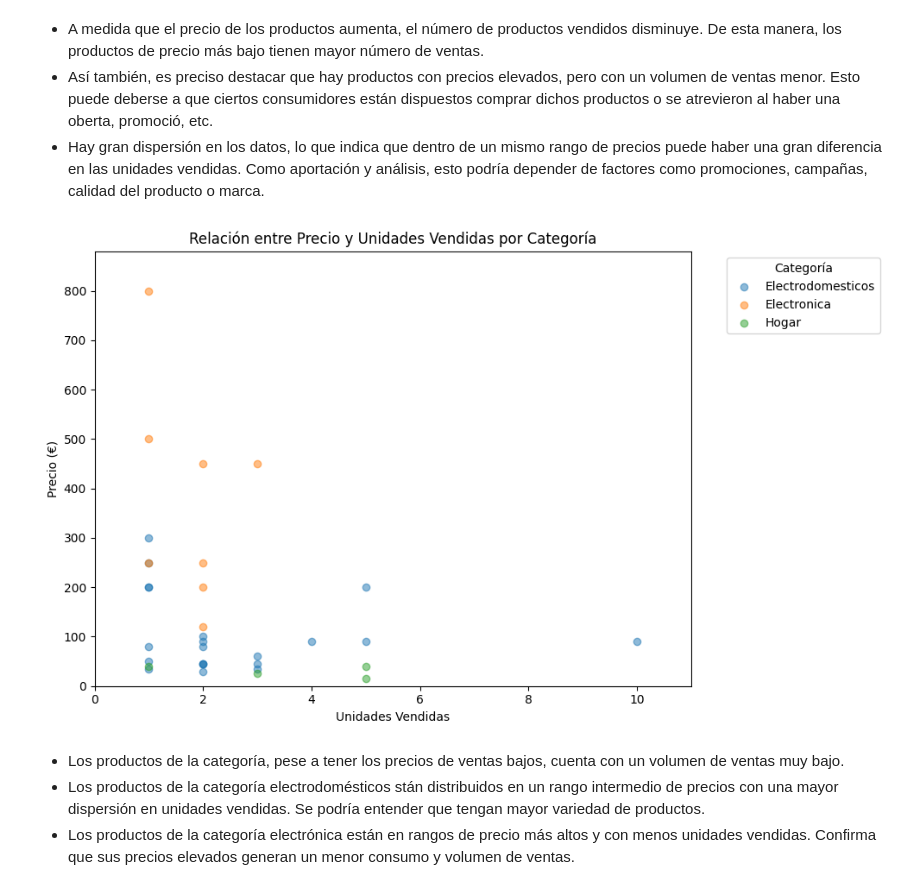
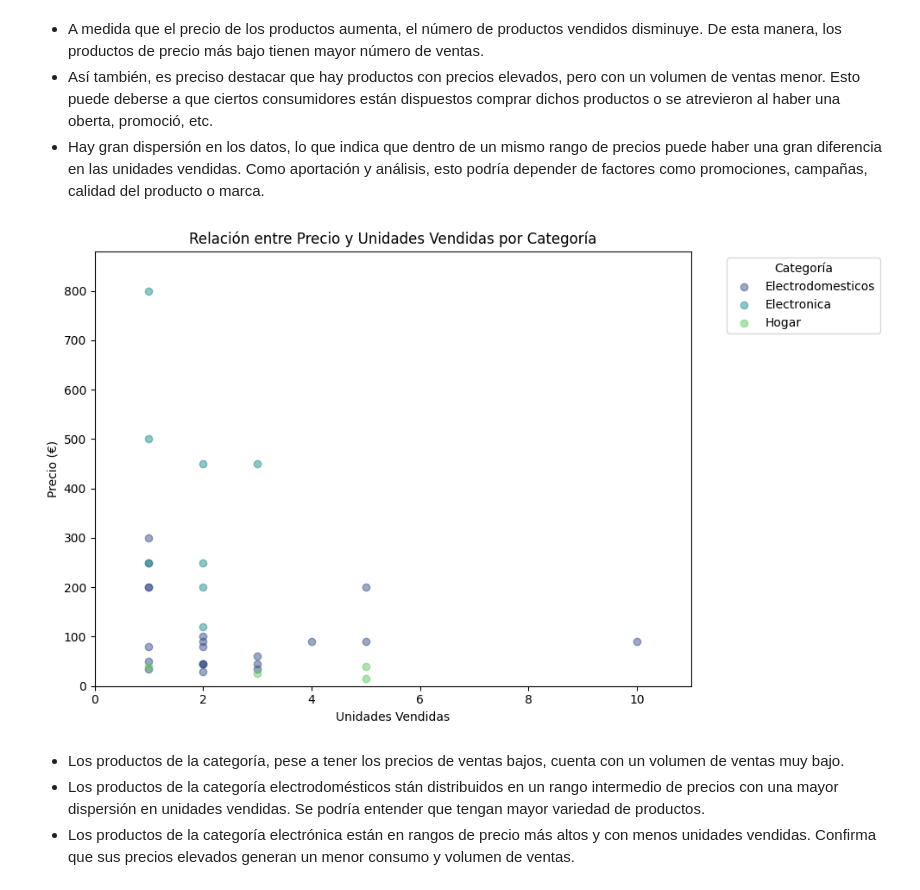
Before and after one commit to StevenNoboa/Prueba-T-cnica-Junior-Data-Scientist, a Jupyter notebook: Notebooks/EDA.ipynb, the cells around one changed output. Drawn from its saved outputs; the diff is of its cells as text; code cells hidden in the pictures.

```diff
--- a/Notebooks/EDA.ipynb
+++ b/Notebooks/EDA.ipynb
@@ -212,24 +212,25 @@ plt.show()
 # %%
 # Crear el gráfico de dispersión por categoría
 plt.figure(figsize=(10, 6))
 categories = df['category'].unique()
+viridis_palette = sns.color_palette("viridis", len(categories))  # Definir la paleta
 
-for category in categories:
+for i, category in enumerate(categories):
     subset = df[df['category'] == category]
-    plt.scatter(subset['units_sold'], subset['product_price'], alpha=0.5, label=category)
+    plt.scatter(subset['units_sold'], subset['product_price'], alpha=0.5, label=category, color=viridis_palette[i])
 
 # Configuración del gráfico
 plt.title('Relación entre Precio y Unidades Vendidas por Categoría')
 plt.xlabel('Unidades Vendidas')
 plt.ylabel('Precio (€)')
 plt.xlim(0, df['units_sold'].max() * 1.1)
 plt.ylim(0, df['product_price'].max() * 1.1)
 plt.xticks(fontsize=10, rotation=0)
 plt.legend(title='Categoría', bbox_to_anchor=(1.05, 1), loc='upper left')
 plt.tight_layout()
 plt.show()
 # %% [output]
-[figure, old version]
+[figure, new version]
 # %% [markdown]
 - Los productos de la categoría, pese a tener los precios de ventas bajos, cuenta con un volumen de ventas muy bajo.
 - Los productos de la categoría electrodomésticos stán distribuidos en un rango intermedio de precios con una mayor dispersión en unidades vendidas. Se podría entender que tengan mayor variedad de productos.
```
